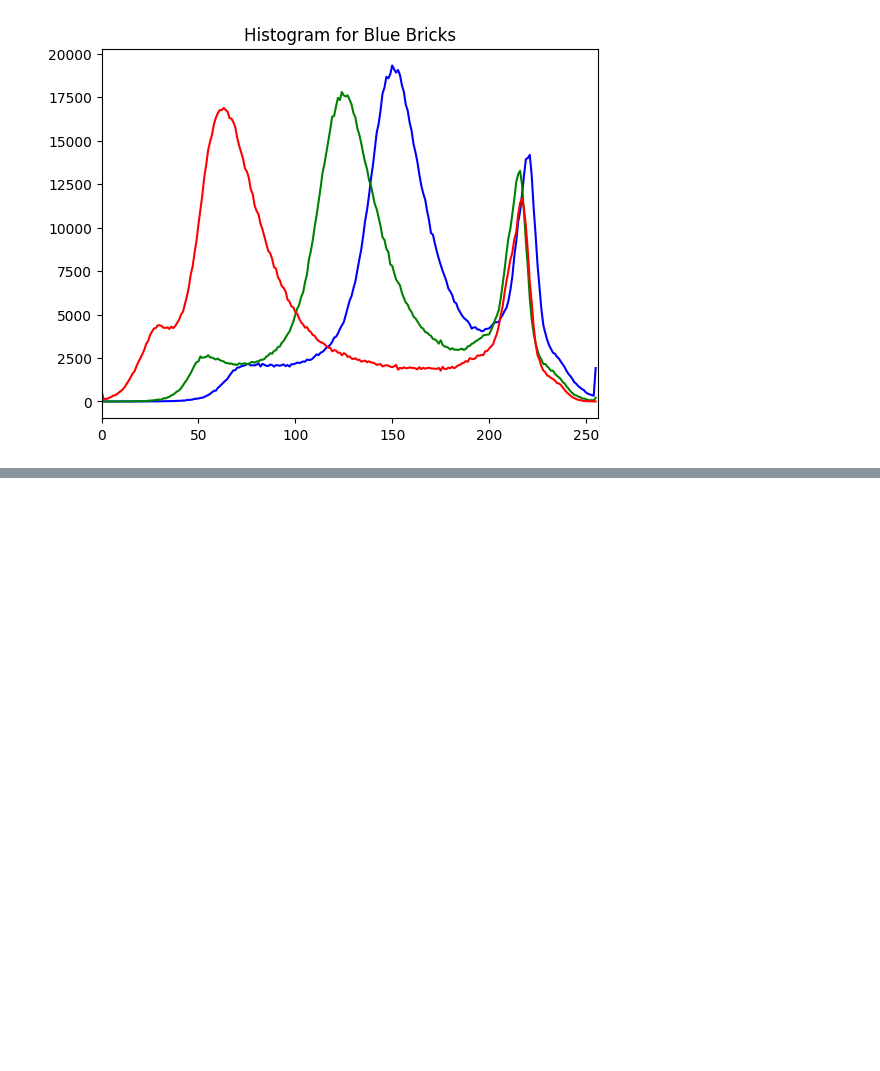
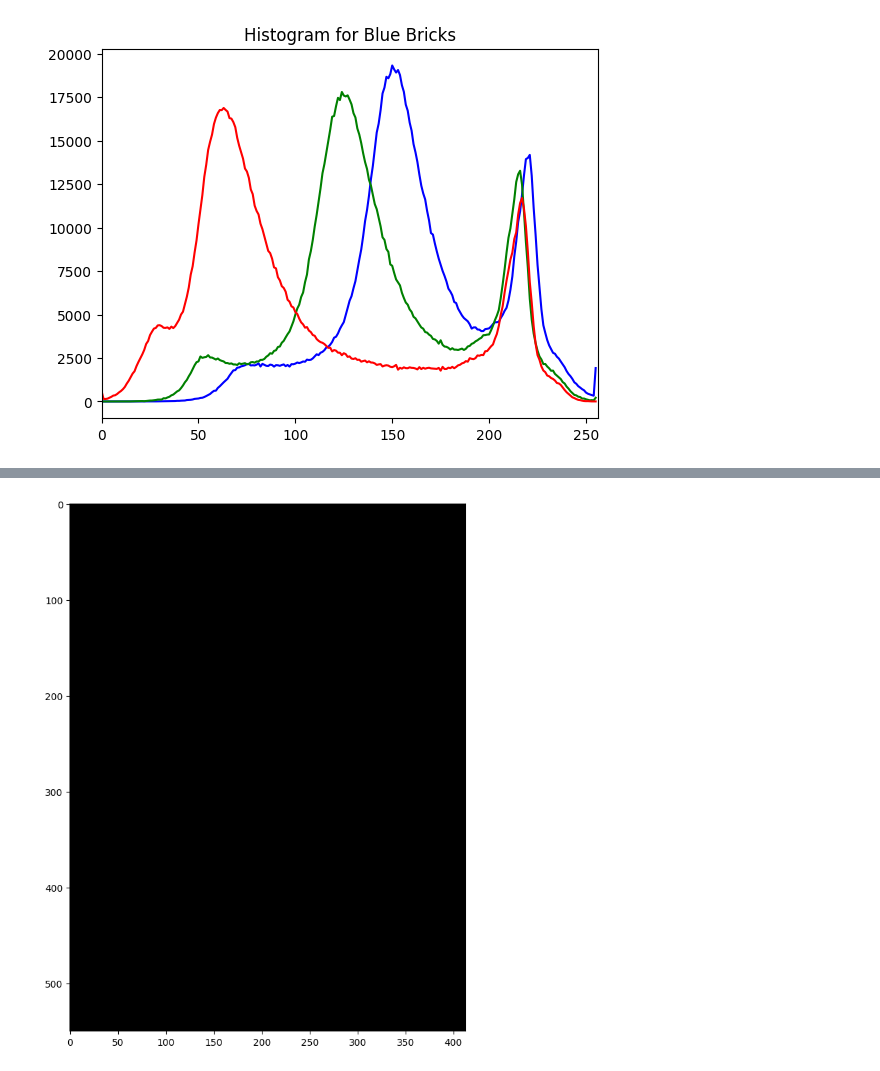
Before and after one commit to ezekielamitchell/ComputerVision, a Jupyter notebook: Lab/opencv/python/image_processing/histograms.ipynb, the cells around one changed output, grey strips where cells are left out. Drawn from its saved outputs; the diff is of its cells as text; code cells hidden in the pictures; blank space fills up the shorter version.

```diff
--- a/Lab/opencv/python/image_processing/histograms.ipynb
+++ b/Lab/opencv/python/image_processing/histograms.ipynb
@@ -56,0 +71,5 @@ Text(0.5, 1.0, 'Histogram for Blue Bricks')
+# %%
+mask = np.zeros(img.shape[:2], np.uint8)
+display_image(mask)
+# %% [output]
+[figure, added]
```
Also changed, not shown: parts of 15 cells of this notebook, 1 other file.
